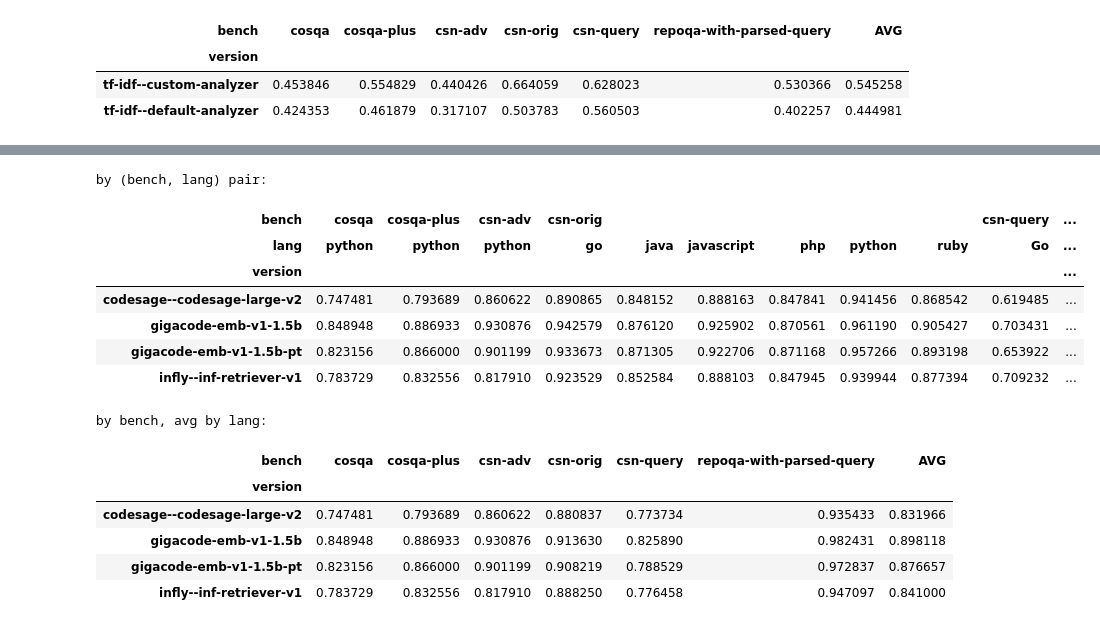
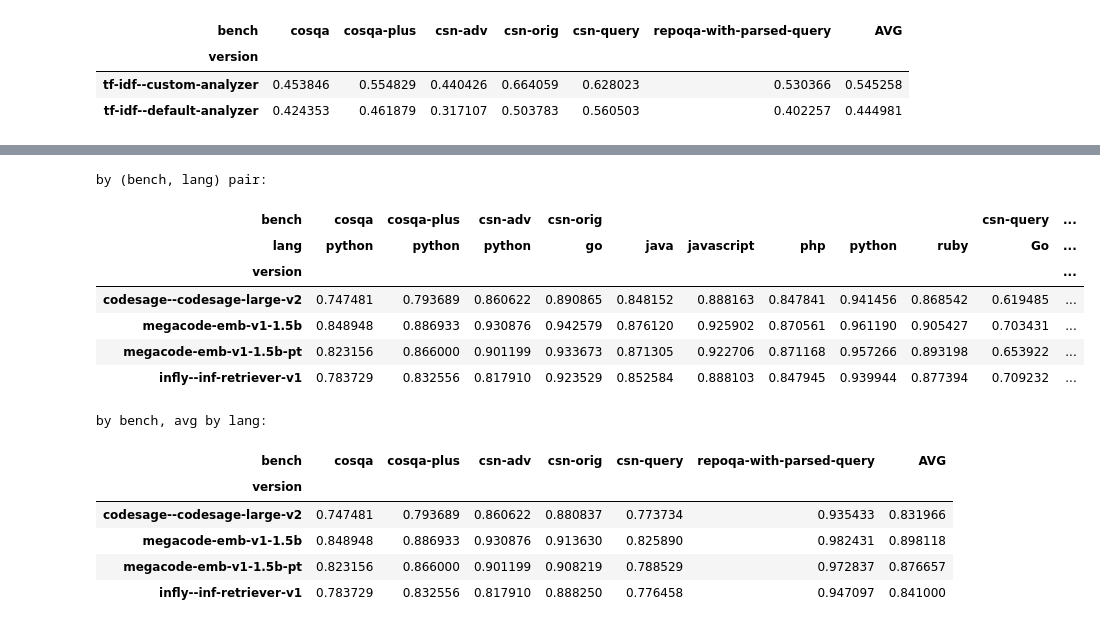
Before and after one commit to GigaCode-AI/MegaCode-Embeddings, a Jupyter notebook: inference/evaluate.ipynb, the cells around one changed output, grey strips where cells are left out. Drawn from its saved outputs; the diff is of its cells as text; code cells hidden in the pictures.

```diff
--- a/inference/evaluate.ipynb
+++ b/inference/evaluate.ipynb
@@ -80,14 +80,14 @@ versions = [
     "nomic-ai--CodeRankEmbed",
     "tf-idf--default-analyzer",
     "tf-idf--custom-analyzer",
-    "gigacode-emb-v1-0.5b-pt",
-    "gigacode-emb-v1-1.5b-pt",
-    "gigacode-emb-v1-3b-pt",
-    "gigacode-emb-v1-7b-pt",
-    "gigacode-emb-v1-0.5b",
-    "gigacode-emb-v1-1.5b",
-    "gigacode-emb-v1-3b",
-    "gigacode-emb-v1-7b"
+    "megacode-emb-v1-0.5b-pt",
+    "megacode-emb-v1-1.5b-pt",
+    "megacode-emb-v1-3b-pt",
+    "megacode-emb-v1-7b-pt",
+    "megacode-emb-v1-0.5b",
+    "megacode-emb-v1-1.5b",
+    "megacode-emb-v1-3b",
+    "megacode-emb-v1-7b"
 ]
 benches = [
     "cosqa",
@@ -211,27 +211,27 @@ by bench, avg by lang:
 # %%
 # 1.5b
 subset = [
     "codesage--codesage-large-v2",
     "infly--inf-retriever-v1",
-    "gigacode-emb-v1-1.5b-pt",
-    "gigacode-emb-v1-1.5b",
+    "megacode-emb-v1-1.5b-pt",
+    "megacode-emb-v1-1.5b",
 ]
 display(df[df["version"].isin(subset)])
 # %% [output]
 by (bench, lang) pair:
 | bench | cosqa | cosqa-plus | csn-adv | csn-orig |  |  |  |  |  | csn-query | ... |
 | lang | python | python | python | go | java | javascript | php | python | ruby | Go | ... |
 | version |  |  |  |  |  |  |  |  |  |  | ... |
 | codesage--codesage-large-v2 | 0.747481 | 0.793689 | 0.860622 | 0.890865 | 0.848152 | 0.888163 | 0.847841 | 0.941456 | 0.868542 | 0.619485 | ... |
-| gigacode-emb-v1-1.5b | 0.848948 | 0.886933 | 0.930876 | 0.942579 | 0.876120 | 0.925902 | 0.870561 | 0.961190 | 0.905427 | 0.703431 | ... |
-| gigacode-emb-v1-1.5b-pt | 0.823156 | 0.866000 | 0.901199 | 0.933673 | 0.871305 | 0.922706 | 0.871168 | 0.957266 | 0.893198 | 0.653922 | ... |
+| megacode-emb-v1-1.5b | 0.848948 | 0.886933 | 0.930876 | 0.942579 | 0.876120 | 0.925902 | 0.870561 | 0.961190 | 0.905427 | 0.703431 | ... |
+| megacode-emb-v1-1.5b-pt | 0.823156 | 0.866000 | 0.901199 | 0.933673 | 0.871305 | 0.922706 | 0.871168 | 0.957266 | 0.893198 | 0.653922 | ... |
 | infly--inf-retriever-v1 | 0.783729 | 0.832556 | 0.817910 | 0.923529 | 0.852584 | 0.888103 | 0.847945 | 0.939944 | 0.877394 | 0.709232 | ... |
 by bench, avg by lang:
 | bench | cosqa | cosqa-plus | csn-adv | csn-orig | csn-query | repoqa-with-parsed-query | AVG |
 | version |  |  |  |  |  |  |  |
 | codesage--codesage-large-v2 | 0.747481 | 0.793689 | 0.860622 | 0.880837 | 0.773734 | 0.935433 | 0.831966 |
-| gigacode-emb-v1-1.5b | 0.848948 | 0.886933 | 0.930876 | 0.913630 | 0.825890 | 0.982431 | 0.898118 |
-| gigacode-emb-v1-1.5b-pt | 0.823156 | 0.866000 | 0.901199 | 0.908219 | 0.788529 | 0.972837 | 0.876657 |
+| megacode-emb-v1-1.5b | 0.848948 | 0.886933 | 0.930876 | 0.913630 | 0.825890 | 0.982431 | 0.898118 |
+| megacode-emb-v1-1.5b-pt | 0.823156 | 0.866000 | 0.901199 | 0.908219 | 0.788529 | 0.972837 | 0.876657 |
 | infly--inf-retriever-v1 | 0.783729 | 0.832556 | 0.817910 | 0.888250 | 0.776458 | 0.947097 | 0.841000 |
 # %%
 # 3b
```
Also changed, not shown: parts of 4 cells of this notebook, 9 other files.
